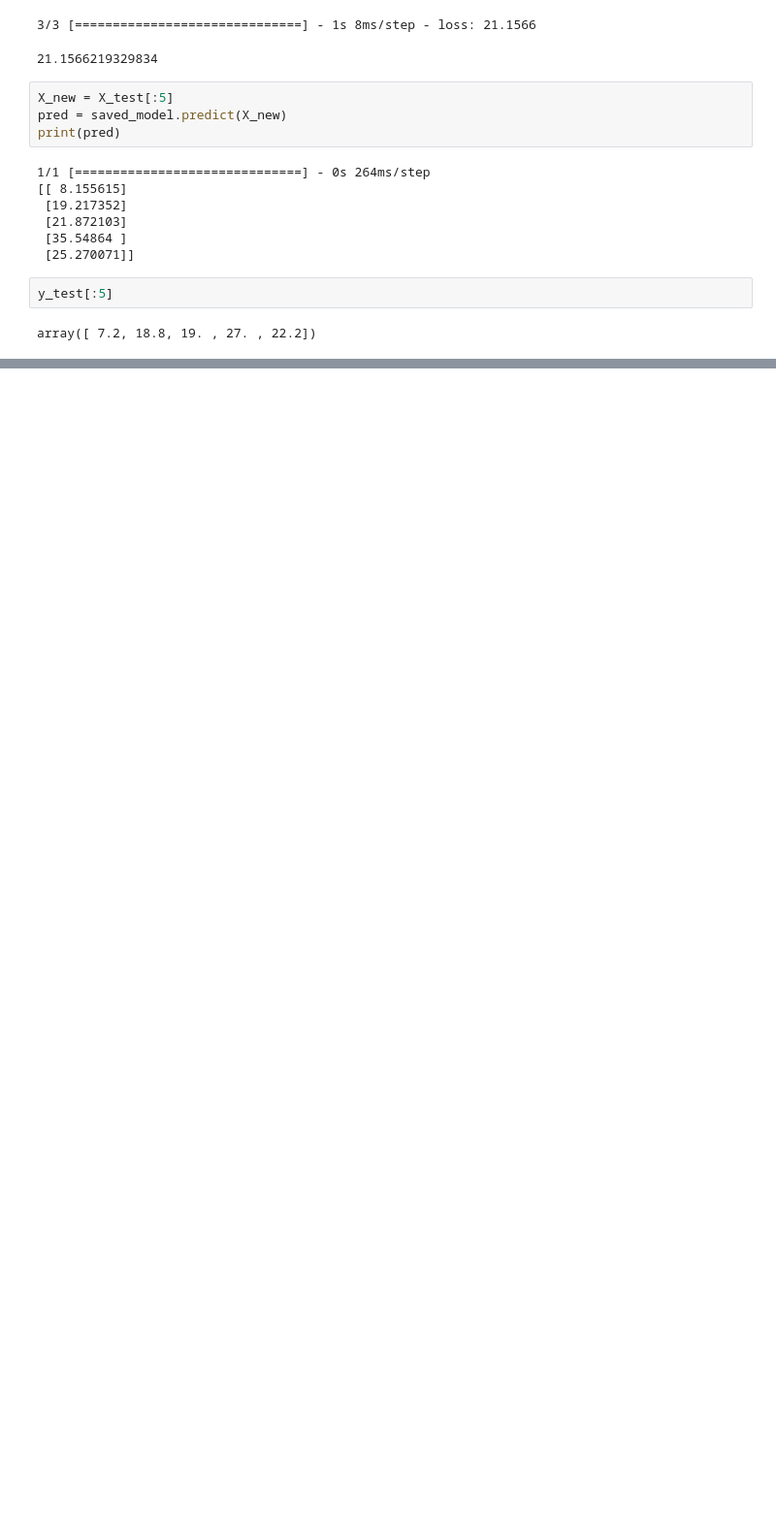
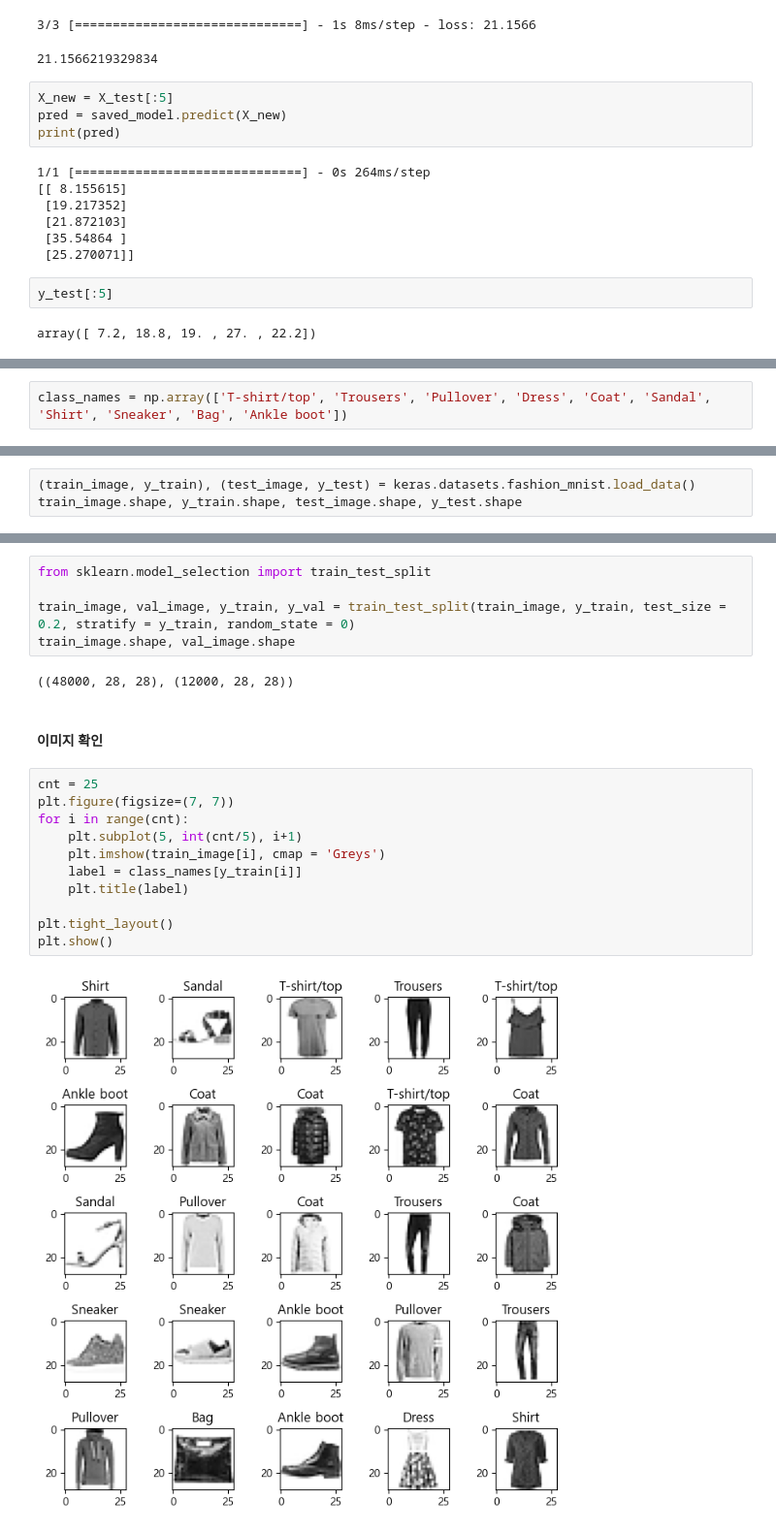
Before and after one commit to 1ee1hee/Deep_Learning, a Jupyter notebook: TFdata 파이프라인 분류 회귀 실습.ipynb, the cells around one changed output, grey strips where cells are left out. Shown: that part at 97% size. Cells and saved outputs as stored; diff of their text form; blank space fills up the shorter version.

```diff
--- a/TFdata 파이프라인 분류 회귀 실습.ipynb
+++ b/TFdata 파이프라인 분류 회귀 실습.ipynb
@@ -498,0 +573,2 @@ array([ 7.2, 18.8, 19. , 27. , 22.2])
+# %%
+class_names = np.array(['T-shirt/top', 'Trousers', 'Pullover', 'Dress', 'Coat', 'Sandal', 'Shirt', 'Sneaker', 'Bag', 'Ankle boot'])
@@ -498,0 +577,3 @@ array([ 7.2, 18.8, 19. , 27. , 22.2])
+# %%
+(train_image, y_train), (test_image, y_test) = keras.datasets.fashion_mnist.load_data()
+train_image.shape, y_train.shape, test_image.shape, y_test.shape
@@ -498,0 +591,22 @@ array([ 7.2, 18.8, 19. , 27. , 22.2])
+# %%
+from sklearn.model_selection import train_test_split
+
+train_image, val_image, y_train, y_val = train_test_split(train_image, y_train, test_size = 0.2, stratify = y_train, random_state = 0)
+train_image.shape, val_image.shape
+# %% [output]
+((48000, 28, 28), (12000, 28, 28))
+# %% [markdown]
+#### 이미지 확인
+# %%
+cnt = 25
+plt.figure(figsize=(7, 7))
+for i in range(cnt):
+    plt.subplot(5, int(cnt/5), i+1)
+    plt.imshow(train_image[i], cmap = 'Greys')
+    label = class_names[y_train[i]]
+    plt.title(label)
+
+plt.tight_layout()
+plt.show()
+# %% [output]
+[figure, added]
```
Also changed, not shown: parts of 72 cells of this notebook, 11 other files.
